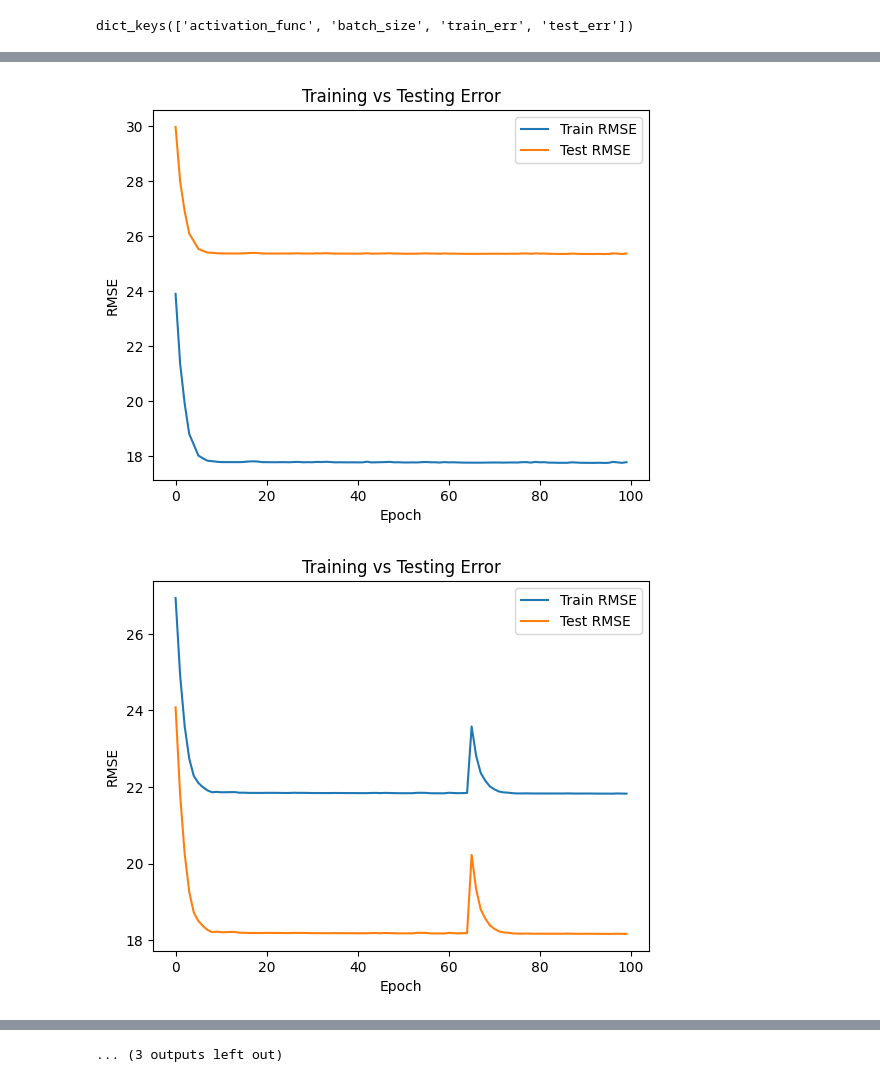
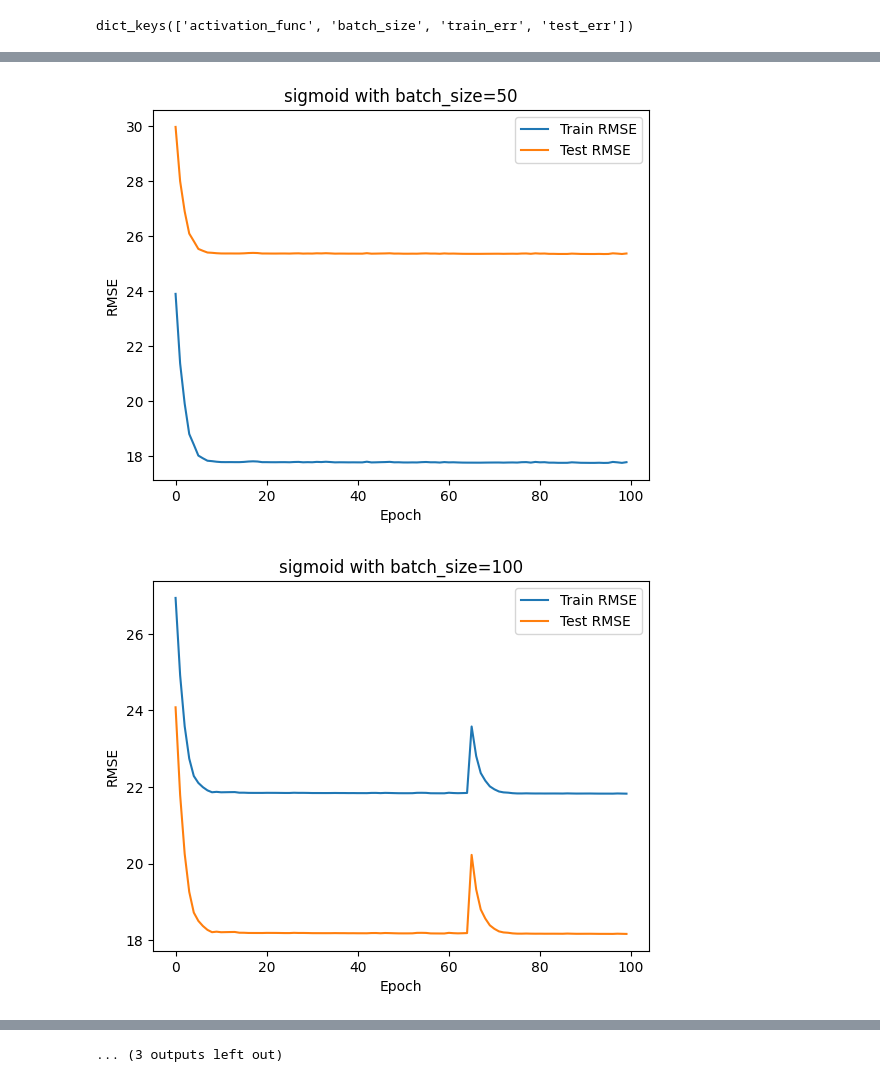
Before and after one commit to chanopsethiwan/MPI_Stochastic_Gradient_Descent, a Jupyter notebook: visualize.ipynb, the cells around one changed output, grey strips where cells are left out. Drawn from its saved outputs; the diff is of its cells as text; code cells hidden in the pictures.

```diff
--- a/visualize.ipynb
+++ b/visualize.ipynb
@@ -26,6 +26,6 @@ for result in results:
     plt.xlabel("Epoch")
     plt.ylabel("RMSE")
     plt.legend()
-    plt.title("Training vs Testing Error")
+    plt.title(f"{act_func} with batch_size={batch_size}")
     plt.show()
 # %% [output]
@@ -35,2 +35,2 @@ for result in results:
-[figure, old version]
+[figure, new version]
-[figure, old version]
+[figure, new version]
```
Also changed, not shown: parts of 1 cell of this notebook, 6 other files.
